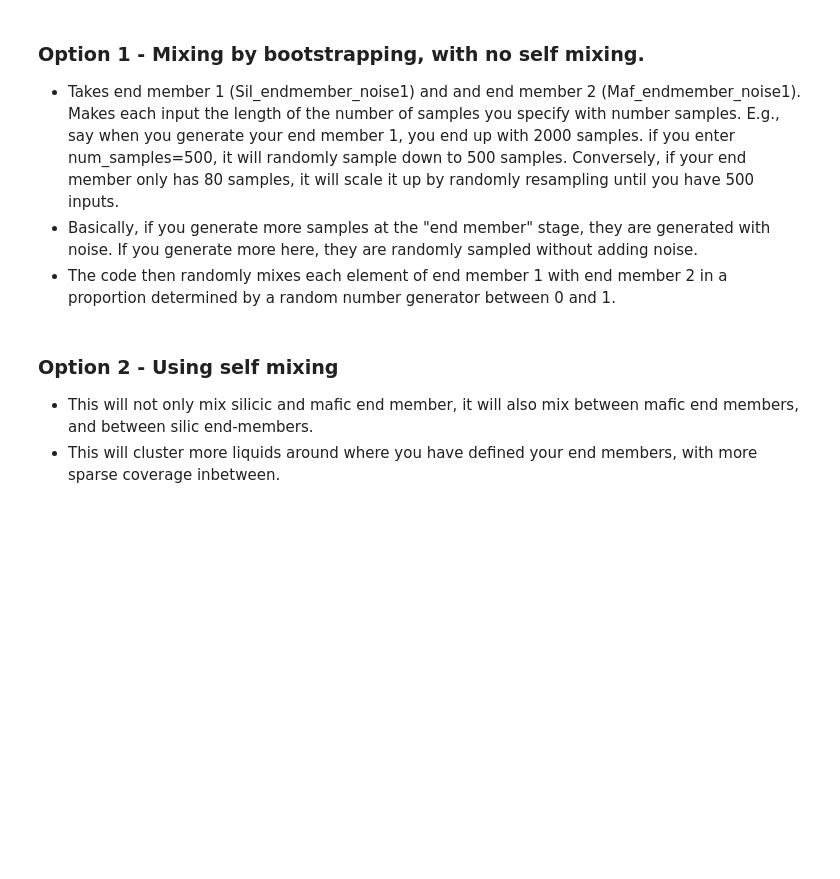
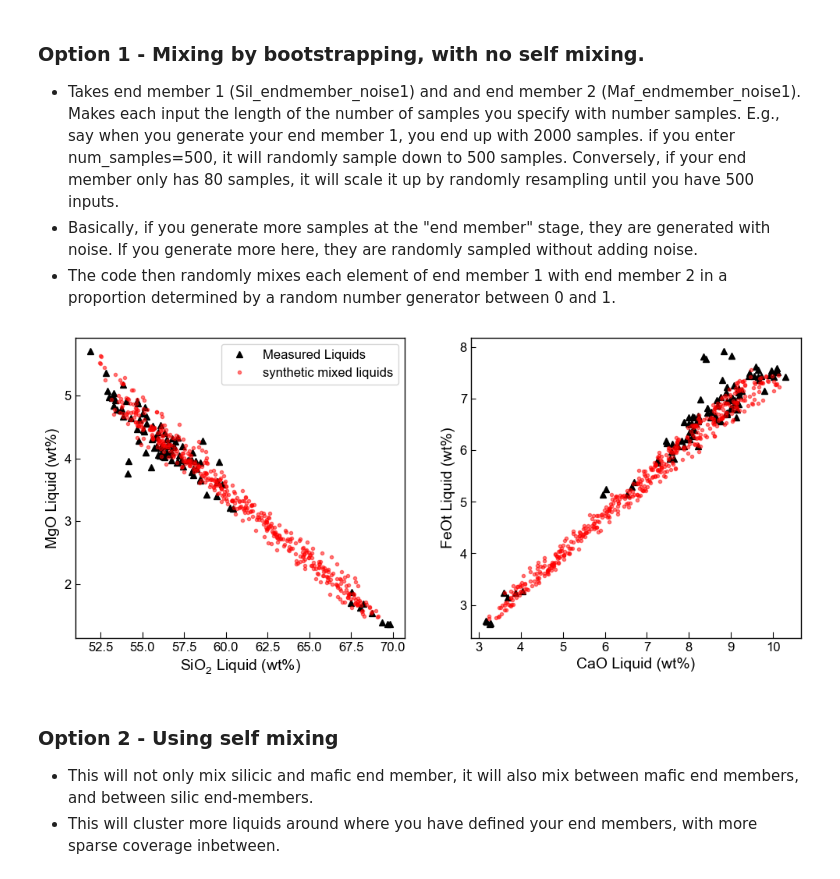
Before and after one commit to PennyWieser/Thermobar, a Jupyter notebook: Manuscript_Snips/Cpx_MeltMartch2_ScruggsPutirka2018.ipynb, the cells around one changed output. Cells and saved outputs as stored; diff of their text form; code cells hidden in the pictures; blank space fills up the shorter version.

```diff
--- a/Manuscript_Snips/Cpx_MeltMartch2_ScruggsPutirka2018.ipynb
+++ b/Manuscript_Snips/Cpx_MeltMartch2_ScruggsPutirka2018.ipynb
@@ -177,16 +201,19 @@ ax2.set_ylabel('FeOt Liquid')
 # %%
 fig, ((ax1, ax2)) = plt.subplots(1, 2, figsize=(12, 5))
 Mixed_noise5=pt.calculate_bootstrap_mixes(Sil_endmember_noise1, Maf_endmember_noise1, num_samples = 500, self_mixing = False)
-ax1.plot(myLiquids1['SiO2_Liq'], myLiquids1['MgO_Liq'], 'ok', label='Measured Liquids')
-ax1.plot(Mixed_noise5['SiO2_Liq'], Mixed_noise5['MgO_Liq'], 'oy', markerfacecolor='y', markersize=3, label='synthetic mixed liquids',  alpha=0.5)
-ax1.set_xlabel('SiO$_2$ Liquid')
-ax1.set_ylabel('MgO Liquid')
+ax1.plot(myLiquids1['SiO2_Liq'], myLiquids1['MgO_Liq'], '^k', label='Measured Liquids')
+ax1.plot(Mixed_noise5['SiO2_Liq'], Mixed_noise5['MgO_Liq'], 'or', markerfacecolor='r', markersize=3, label='synthetic mixed liquids',  alpha=0.5)
+ax1.set_xlabel('SiO$_2$ Liquid (wt%)')
+ax1.set_ylabel('MgO Liquid (wt%)')
 ax1.legend()
-ax2.plot(myLiquids1['CaO_Liq'], myLiquids1['FeOt_Liq'], 'ok', label='Measured Liquids')
-ax2.plot(Mixed_noise5['CaO_Liq'], Mixed_noise5['FeOt_Liq'], 'oy', markerfacecolor='y', markersize=3,  alpha=0.5)
+ax2.plot(myLiquids1['CaO_Liq'], myLiquids1['FeOt_Liq'], '^k', label='Measured Liquids')
+ax2.plot(Mixed_noise5['CaO_Liq'], Mixed_noise5['FeOt_Liq'], 'or', markerfacecolor='r', markersize=3,  alpha=0.5)
 
-ax2.set_xlabel('CaO Liquid')
-ax2.set_ylabel('FeOt Liquid')
+ax2.set_xlabel('CaO Liquid (wt%)')
+ax2.set_ylabel('FeOt Liquid (wt%)')
+fig.savefig('SYnthetic2.png', dpi=200)
+# %% [output]
+[figure, added]
 # %% [markdown]
 ### Option 2 - Using self mixing
 - This will not only mix silicic and mafic end member, it will also mix between mafic end members, and between silic end-members.
```
Also changed, not shown: parts of 9 cells of this notebook, 7 other files.
